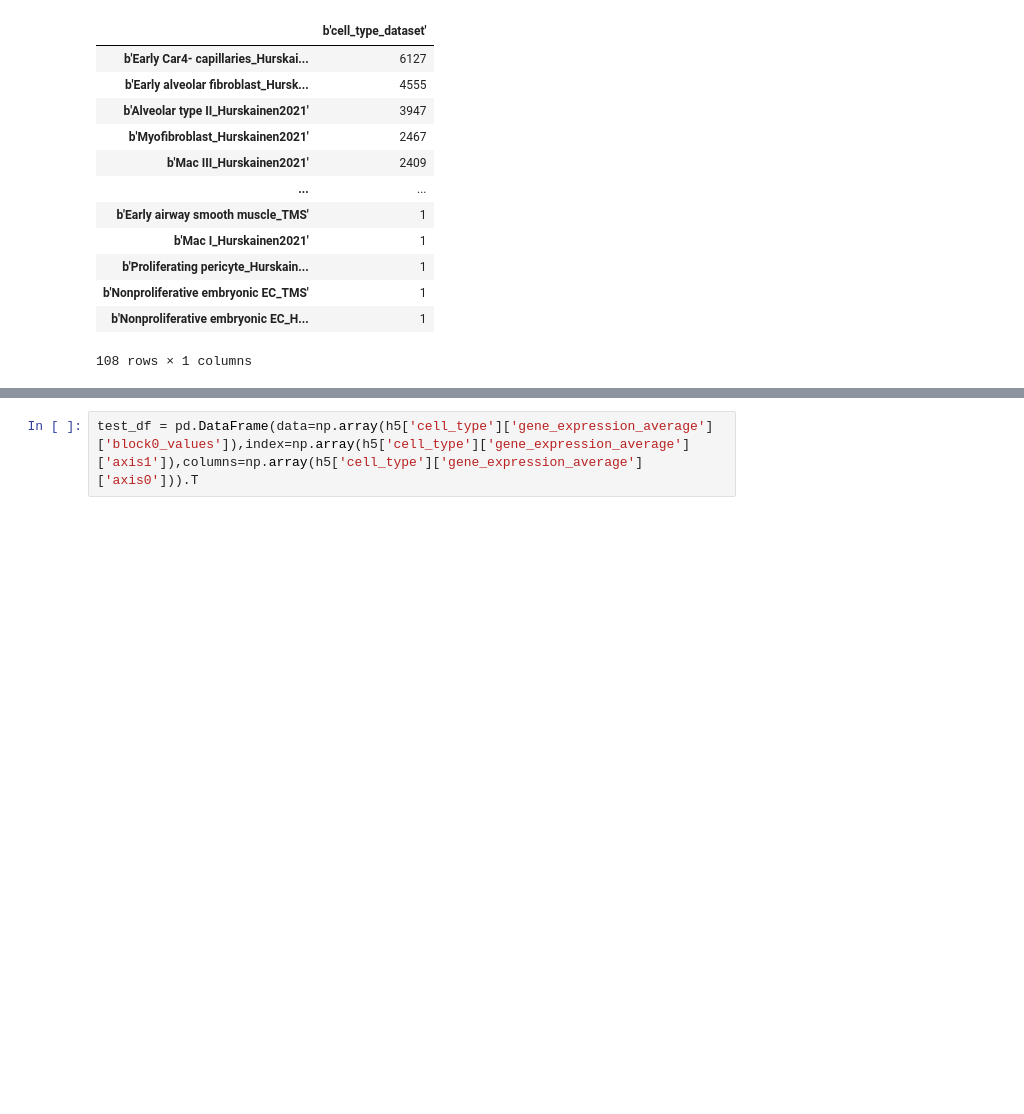
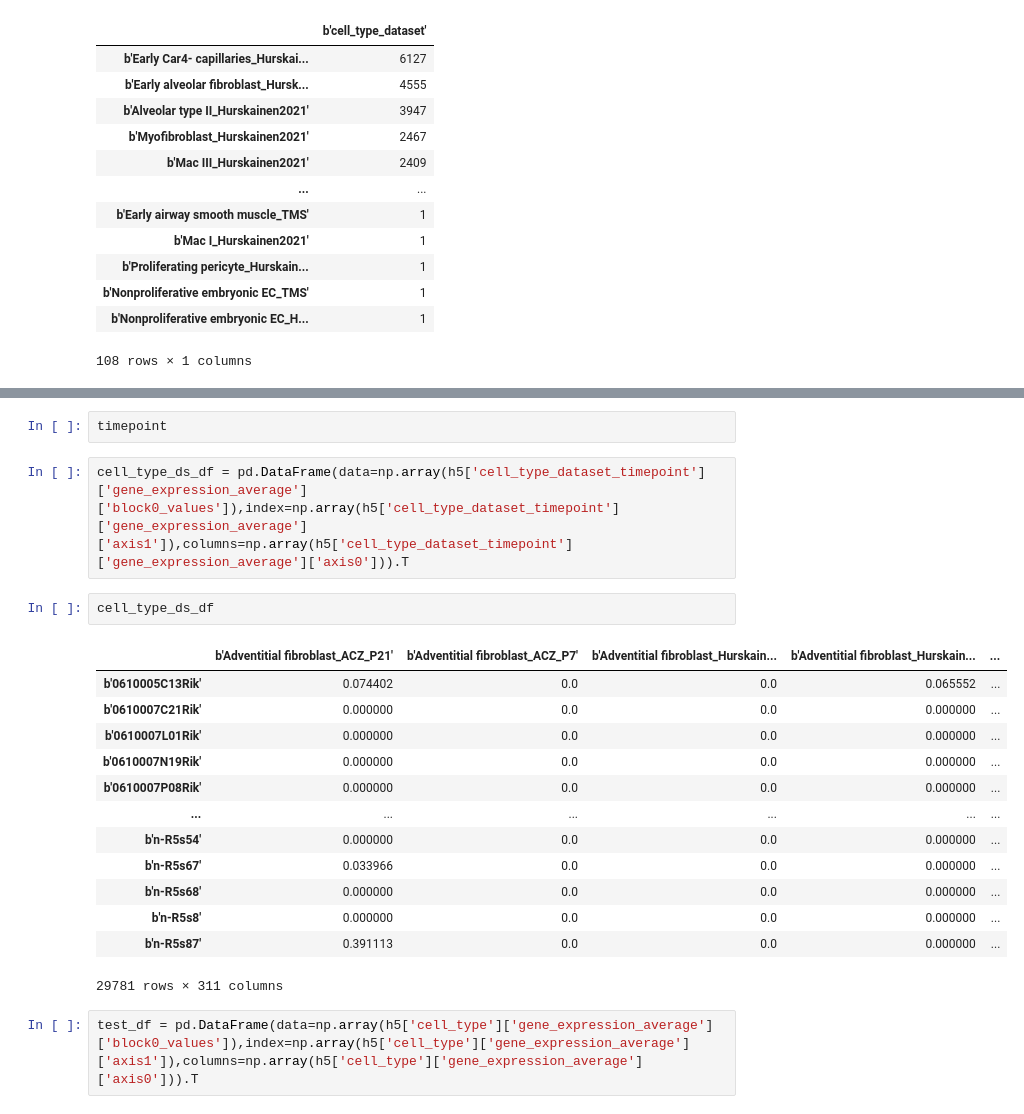
Before and after one commit to fabilab/data-compression-and-APIs-for-cell-atlases, a Jupyter notebook: condensed_lung_atlas-main/h5 file dataset.ipynb, the cells around one changed output, grey strips where cells are left out. Drawn from its saved outputs; the diff is of its cells as text; blank space fills up the shorter version.

```diff
--- a/condensed_lung_atlas-main/h5 file dataset.ipynb
+++ b/condensed_lung_atlas-main/h5 file dataset.ipynb
@@ -207,3 +235,23 @@ pd.DataFrame(data=np.array(h5['cell_type_dataset']['cell_count']['block0_values'
+# %%
+timepoint
+# %%
+cell_type_ds_df = pd.DataFrame(data=np.array(h5['cell_type_dataset_timepoint']['gene_expression_average']['block0_values']),index=np.array(h5['cell_type_dataset_timepoint']['gene_expression_average']['axis1']),columns=np.array(h5['cell_type_dataset_timepoint']['gene_expression_average']['axis0'])).T
+# %%
+cell_type_ds_df
+# %% [output]
+|  | b'Adventitial fibroblast_ACZ_P21' | b'Adventitial fibroblast_ACZ_P7' | b'Adventitial fibroblast_Hurskain... | b'Adventitial fibroblast_Hurskain... | ... |
+| b'0610005C13Rik' | 0.074402 | 0.0 | 0.0 | 0.065552 | ... |
+| b'0610007C21Rik' | 0.000000 | 0.0 | 0.0 | 0.000000 | ... |
+| b'0610007L01Rik' | 0.000000 | 0.0 | 0.0 | 0.000000 | ... |
+| b'0610007N19Rik' | 0.000000 | 0.0 | 0.0 | 0.000000 | ... |
+| b'0610007P08Rik' | 0.000000 | 0.0 | 0.0 | 0.000000 | ... |
+| ... | ... | ... | ... | ... | ... |
+| b'n-R5s54' | 0.000000 | 0.0 | 0.0 | 0.000000 | ... |
+| b'n-R5s67' | 0.033966 | 0.0 | 0.0 | 0.000000 | ... |
+| b'n-R5s68' | 0.000000 | 0.0 | 0.0 | 0.000000 | ... |
+| b'n-R5s8' | 0.000000 | 0.0 | 0.0 | 0.000000 | ... |
+| b'n-R5s87' | 0.391113 | 0.0 | 0.0 | 0.000000 | ... |
+29781 rows × 311 columns
 # %%
 test_df = pd.DataFrame(data=np.array(h5['cell_type']['gene_expression_average']['block0_values']),index=np.array(h5['cell_type']['gene_expression_average']['axis1']),columns=np.array(h5['cell_type']['gene_expression_average']['axis0'])).T
 # %% [markdown]
```
Also changed, not shown: parts of 4 cells of this notebook, 12 other files.
